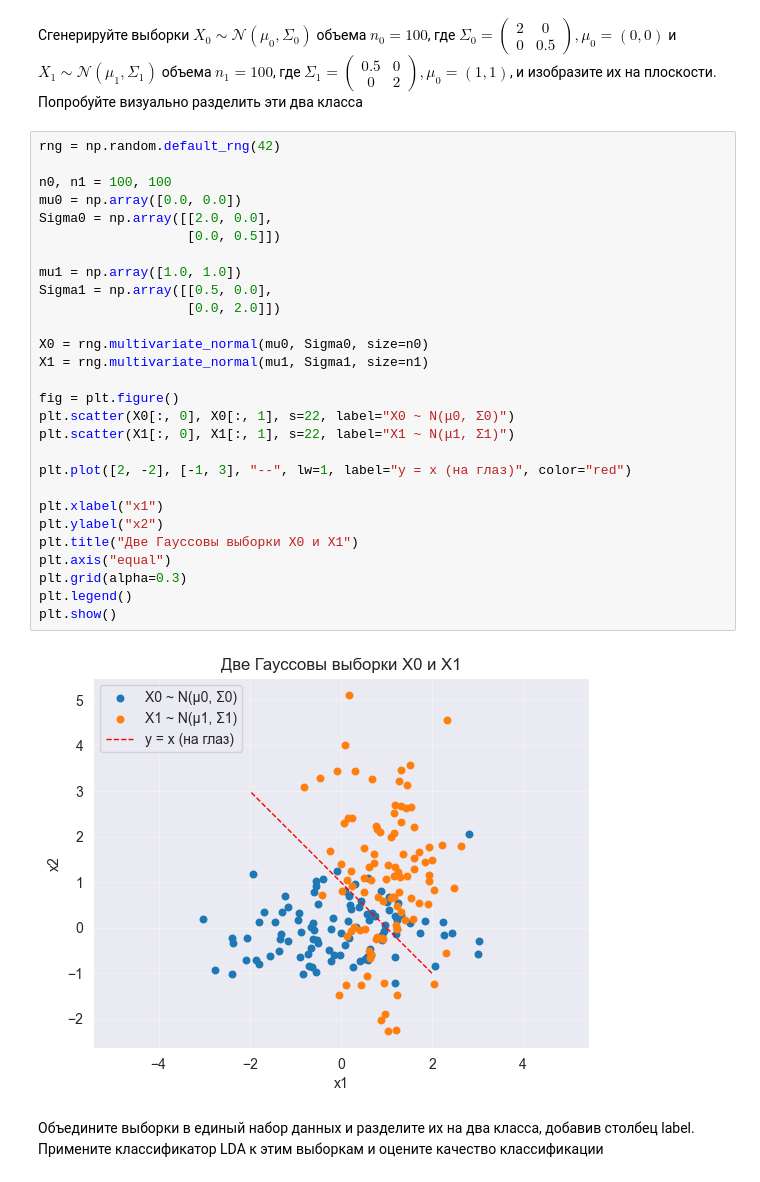
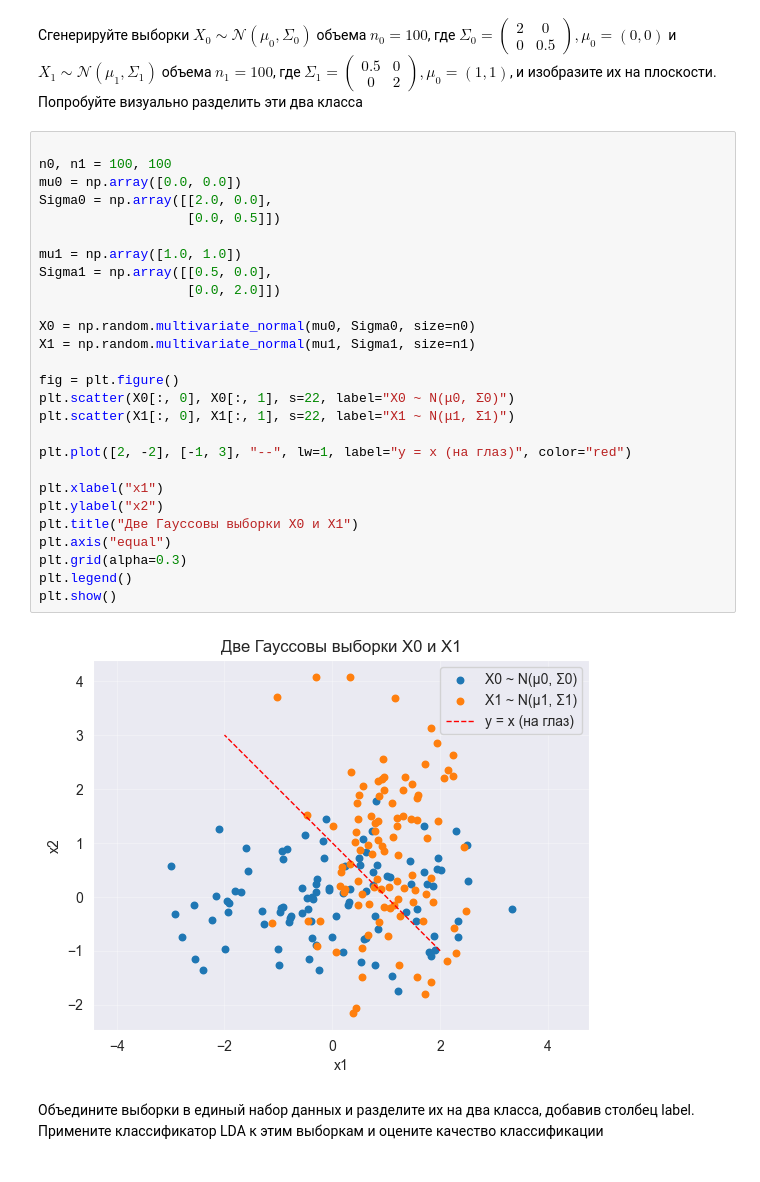
Before and after one commit to Saharochekl/FSR_ML, a Jupyter notebook: hometasks/Theme2/Sem02_03.ipynb, the cells around one changed output. Drawn from its saved outputs; the diff is of its cells as text.

```diff
--- a/hometasks/Theme2/Sem02_03.ipynb
+++ b/hometasks/Theme2/Sem02_03.ipynb
@@ -27,35 +27,34 @@ from sklearn.metrics import roc_curve, precision_recall_curve, auc, roc_auc_scor
 # %% [markdown]
 Сгенерируйте выборки $X_{0}\sim\mathcal{N}(\mu_{0},\Sigma_{0})$ объема $n_{0}=100$, где $\Sigma_{0}=\begin{pmatrix}2 & 0\\ 0 & 0.5\end{pmatrix}, \mu_{0}=(0,0)$ и $X_{1}\sim\mathcal{N}(\mu_{1},\Sigma_{1})$ объема $n_{1}=100$, где $\Sigma_{1}=\begin{pmatrix}0.5 & 0\\ 0 & 2\end{pmatrix}, \mu_{0}=(1,1)$, и изобразите их на плоскости. Попробуйте визуально разделить эти два класса
 # %%
-rng = np.random.default_rng(42)
 
 n0, n1 = 100, 100
 mu0 = np.array([0.0, 0.0])
 Sigma0 = np.array([[2.0, 0.0],
                    [0.0, 0.5]])
 
 mu1 = np.array([1.0, 1.0])
 Sigma1 = np.array([[0.5, 0.0],
                    [0.0, 2.0]])
 
-X0 = rng.multivariate_normal(mu0, Sigma0, size=n0)
-X1 = rng.multivariate_normal(mu1, Sigma1, size=n1)
+X0 = np.random.multivariate_normal(mu0, Sigma0, size=n0)
+X1 = np.random.multivariate_normal(mu1, Sigma1, size=n1)
 
 fig = plt.figure()
 plt.scatter(X0[:, 0], X0[:, 1], s=22, label="X0 ~ N(μ0, Σ0)")
 plt.scatter(X1[:, 0], X1[:, 1], s=22, label="X1 ~ N(μ1, Σ1)")
 
 plt.plot([2, -2], [-1, 3], "--", lw=1, label="y = x (на глаз)", color="red")
 
 plt.xlabel("x1")
 plt.ylabel("x2")
 plt.title("Две Гауссовы выборки X0 и X1")
 plt.axis("equal")
 plt.grid(alpha=0.3)
 plt.legend()
 plt.show()
 # %% [output]
-[figure, old version]
+[figure, new version]
 # %% [markdown]
 Объедините выборки в единый набор данных и разделите их на два класса, добавив столбец label. Примените классификатор LDA к этим выборкам и оцените качество классификации
 # %%
```
Also changed, not shown: parts of 22 cells of this notebook.
